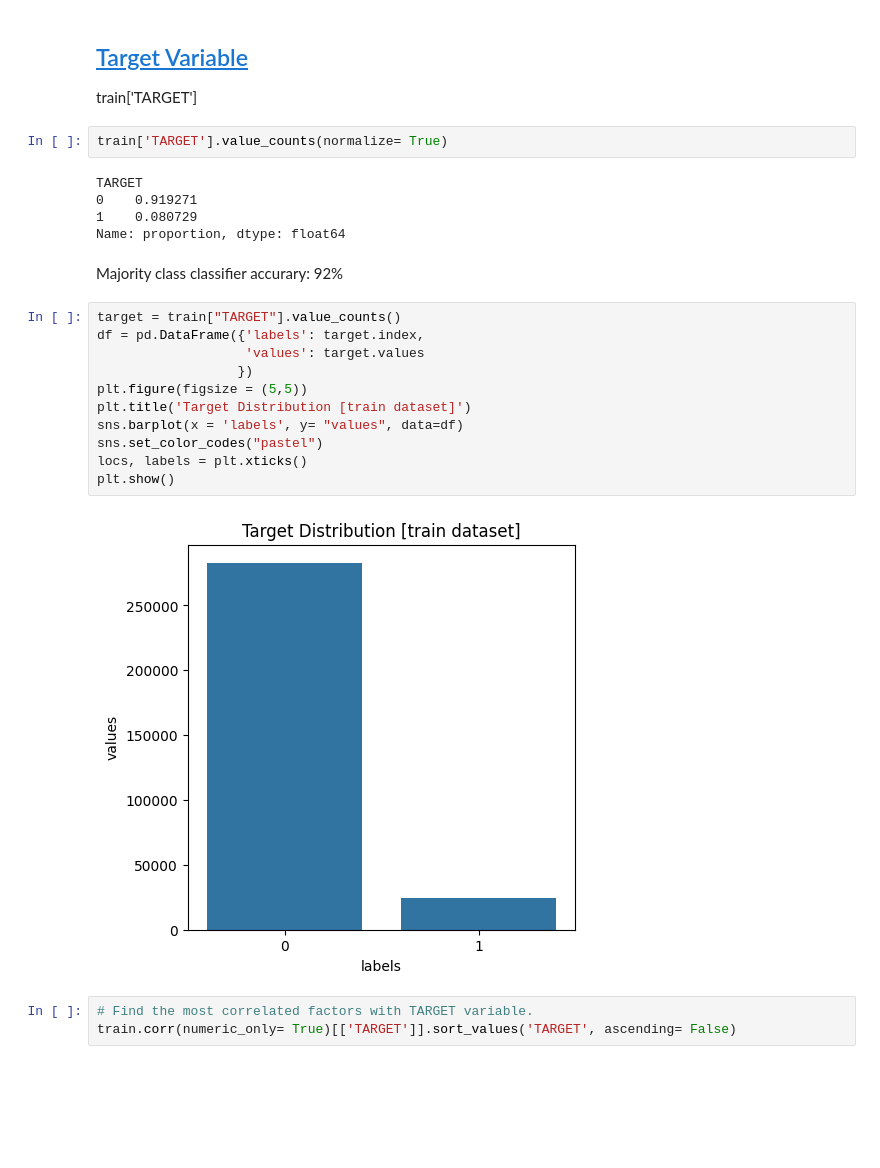
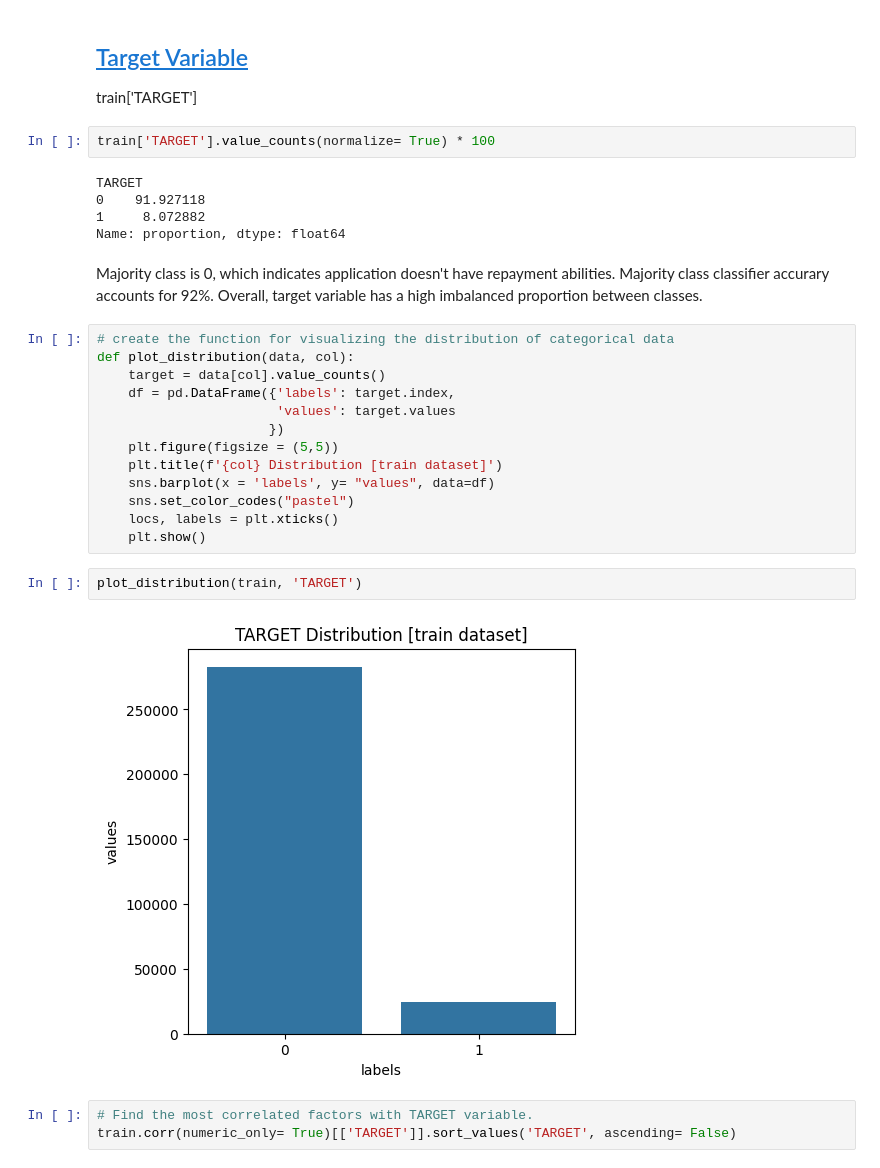
Before and after one commit to dongchanlim/MSBA, a Jupyter notebook: CapstoneProject/notebooks/EDA/EDA.ipynb, the cells around one changed output. Drawn from its saved outputs; the diff is of its cells as text; blank space fills up the shorter version.

```diff
--- a/CapstoneProject/notebooks/EDA/EDA.ipynb
+++ b/CapstoneProject/notebooks/EDA/EDA.ipynb
@@ -182,27 +195,31 @@ train.select_dtypes('object').columns.size
 
 train['TARGET']
 # %%
-train['TARGET'].value_counts(normalize= True)
+train['TARGET'].value_counts(normalize= True) * 100
 # %% [output]
 TARGET
-0    0.919271
-1    0.080729
+0    91.927118
+1     8.072882
 Name: proportion, dtype: float64
-# %% [markdown]
-Majority class classifier accurary: 92%
+# %% [markdown]
+Majority class is 0, which indicates application doesn't have repayment abilities. Majority class classifier accurary accounts for 92%. Overall, target variable has a high imbalanced proportion between classes.
 # %%
-target = train["TARGET"].value_counts()
-df = pd.DataFrame({'labels': target.index,
-                   'values': target.values
-                  })
-plt.figure(figsize = (5,5))
-plt.title('Target Distribution [train dataset]')
-sns.barplot(x = 'labels', y= "values", data=df)
-sns.set_color_codes("pastel")
-locs, labels = plt.xticks()
-plt.show()
+# create the function for visualizing the distribution of categorical data
+def plot_distribution(data, col):
+    target = data[col].value_counts()
+    df = pd.DataFrame({'labels': target.index,
+                       'values': target.values
+                      })
+    plt.figure(figsize = (5,5))
+    plt.title(f'{col} Distribution [train dataset]')
+    sns.barplot(x = 'labels', y= "values", data=df)
+    sns.set_color_codes("pastel")
+    locs, labels = plt.xticks()
+    plt.show()
-# %% [output]
-[figure, removed]
+# %%
+plot_distribution(train, 'TARGET')
+# %% [output]
+[figure, added]
 # %%
 # Find the most correlated factors with TARGET variable.
 train.corr(numeric_only= True)[['TARGET']].sort_values('TARGET', ascending= False)
```
Also changed, not shown: parts of 11 cells of this notebook.
